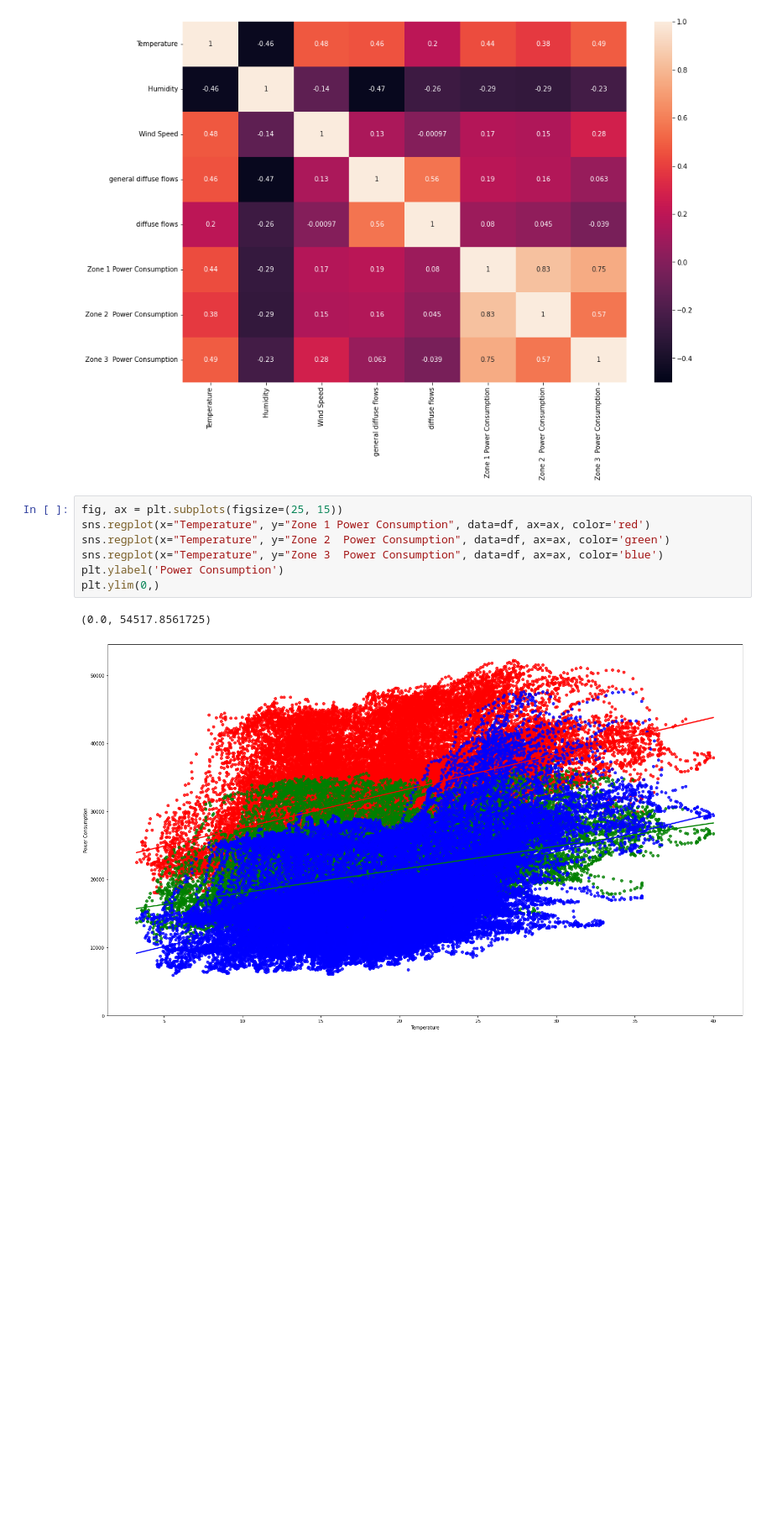
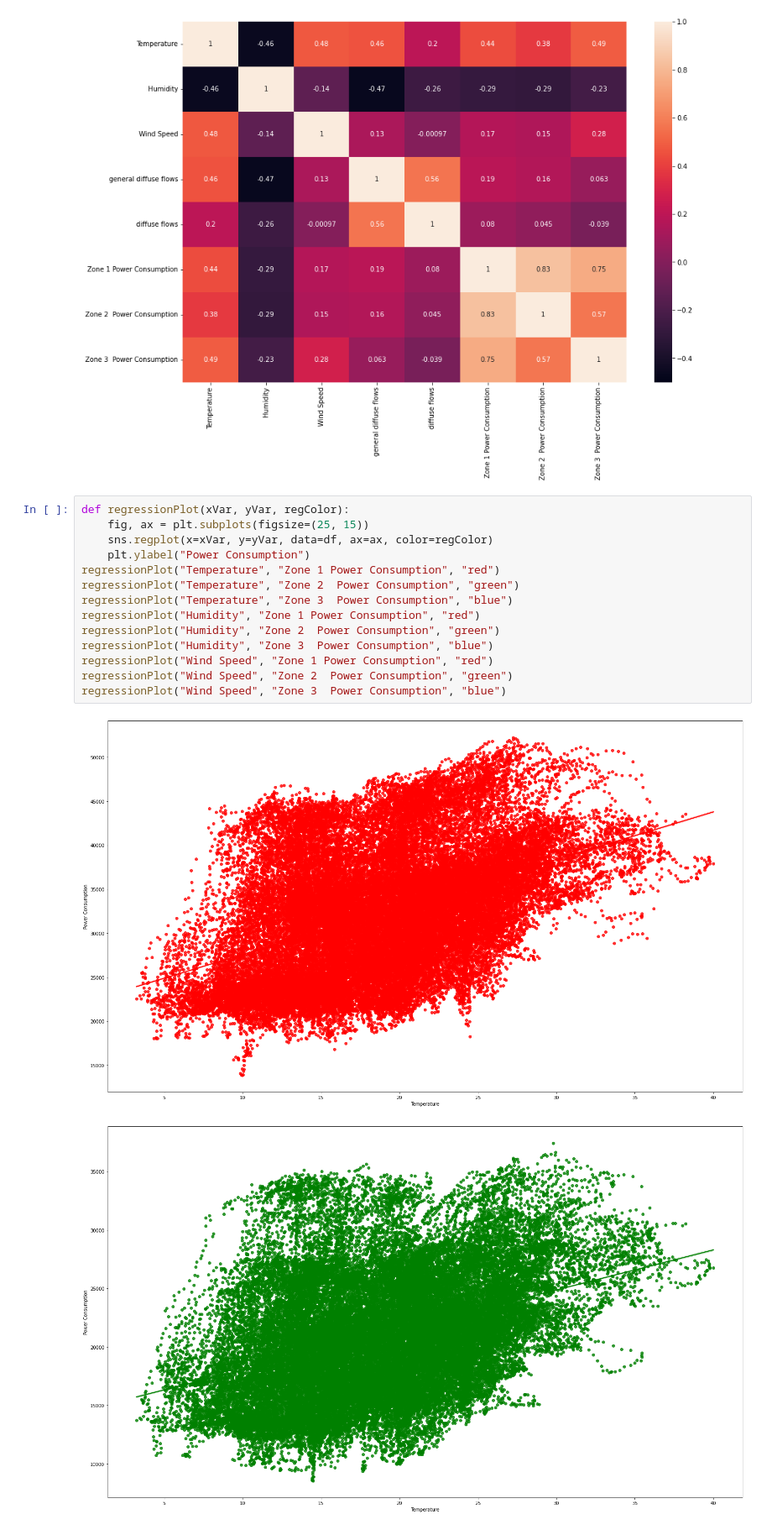
Before and after one commit to miftahudinfaiz/UAS-EDA, a Jupyter notebook: UAS-EDA.ipynb, the cells around one changed output. Shown at 84% size. Saved outputs shown, nothing was run; the diff lists cells and outputs as text; blank space fills up the shorter version.

```diff
--- a/UAS-EDA.ipynb
+++ b/UAS-EDA.ipynb
@@ -188,13 +174,20 @@ fig, ax = plt.subplots(figsize=(15,10))
 ax = sns.heatmap(df.corr(), vmin=-0.5, vmax=1,annot = True, ax=ax)
 # %% [output]
 [figure]
-# %%
-fig, ax = plt.subplots(figsize=(25, 15))
-sns.regplot(x="Temperature", y="Zone 1 Power Consumption", data=df, ax=ax, color='red')
-sns.regplot(x="Temperature", y="Zone 2  Power Consumption", data=df, ax=ax, color='green')
-sns.regplot(x="Temperature", y="Zone 3  Power Consumption", data=df, ax=ax, color='blue')
-plt.ylabel('Power Consumption')
-plt.ylim(0,)
-# %% [output]
-(0.0, 54517.8561725)
-[figure, removed]
+# %%
+def regressionPlot(xVar, yVar, regColor):
+    fig, ax = plt.subplots(figsize=(25, 15))
+    sns.regplot(x=xVar, y=yVar, data=df, ax=ax, color=regColor)
+    plt.ylabel("Power Consumption")
+regressionPlot("Temperature", "Zone 1 Power Consumption", "red")
+regressionPlot("Temperature", "Zone 2  Power Consumption", "green")
+regressionPlot("Temperature", "Zone 3  Power Consumption", "blue")
+regressionPlot("Humidity", "Zone 1 Power Consumption", "red")
+regressionPlot("Humidity", "Zone 2  Power Consumption", "green")
+regressionPlot("Humidity", "Zone 3  Power Consumption", "blue")
+regressionPlot("Wind Speed", "Zone 1 Power Consumption", "red")
+regressionPlot("Wind Speed", "Zone 2  Power Consumption", "green")
+regressionPlot("Wind Speed", "Zone 3  Power Consumption", "blue")
+# %% [output]
+[figure, added]
+[figure, added]
```
Also changed, not shown: parts of 6 cells of this notebook.
